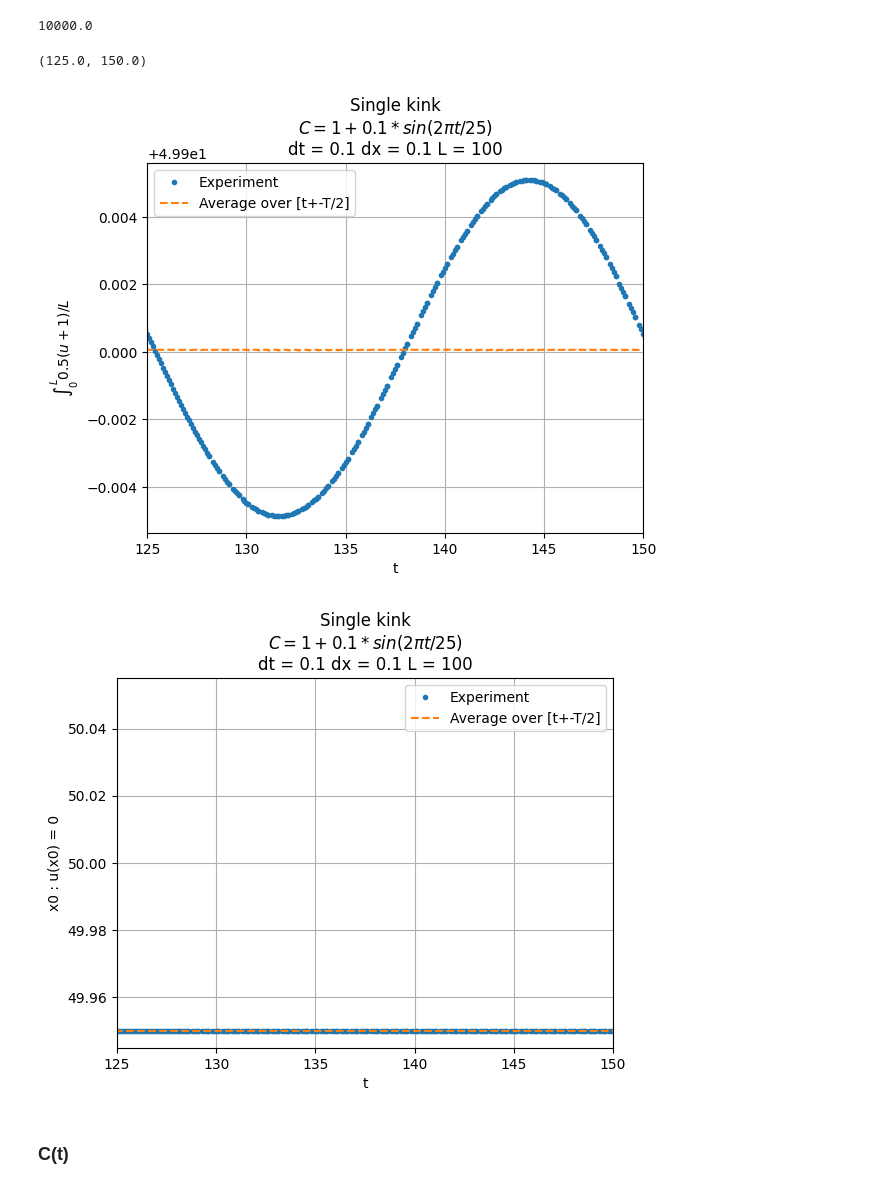
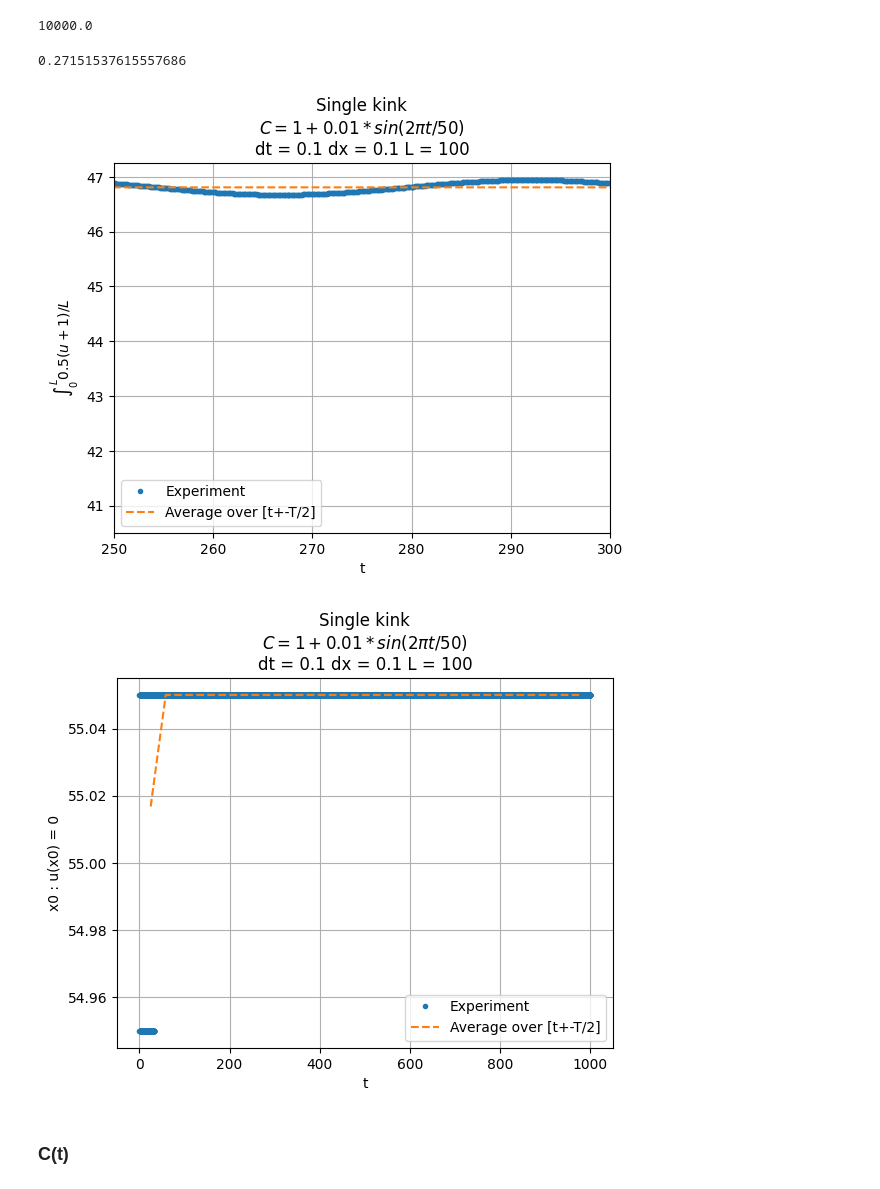
Before and after one commit to suanno/stage2, a Jupyter notebook: codes_tdgl/1D/plot/single_kink.ipynb, the cells around one changed output. Cells and saved outputs as stored; diff of their text form; code cells hidden in the pictures.

Commit message:
Notes on numerical oscillations of 1D kink's position. It is ONLY a numerical effect.

```diff
--- a/codes_tdgl/1D/plot/single_kink.ipynb
+++ b/codes_tdgl/1D/plot/single_kink.ipynb
@@ -18,9 +18,9 @@ tspan/dt
 # %% [output]
 10000.0
 # %%
-T = 25
+T = 50
 C0 = 1
-A = 0.1
+A = 0.01
 # %%
 dx = 0.1
 L = 100
@@ -30,3 +30,5 @@ title = title + "dt = " + str(dt) + " dx = " + str(dx) + " L = " + str(L)
 # %%
 t_min = 5*T
 t_max = 6*T
+i_min = int(t_min/dt)
+i_max = int(t_max/dt)
@@ -89,38 +93,39 @@ for i in np.arange(0, len(l)):
 fig, ax = plt.subplots()
 ax.plot(tt[ns], area[ns],'.', label="Experiment")
 ax.set_xlabel("t")
 ax.set_ylabel("$\int_0^L 0.5(u+1)/L$")
 ax.grid()
 ax.set_title(title)
 
 ax.plot(tt[nsave], avearea_T, "--", label="Average over [t+-T/2]")
 ax.set_xscale("linear")
 #ax.set_yscale("log")
 
 # x0 Interface position
 fig_, ax_ = plt.subplots()
 ax_.plot(tt[ns], x0s[ns],'.', label="Experiment")
 ax_.set_xlabel("t")
 ax_.set_ylabel("x0 : u(x0) = 0")
 ax_.grid()
 ax_.set_title(title)
 
 ax_.plot(tt[nsave], avex0_T, "--", label="Average over [t+-T/2]")
 ax_.set_xscale("linear")
 #ax.set_yscale("log")
 
-
 ax.legend()
 ax.set_xlim(t_min,t_max)
 ax_.legend()
-ax_.set_xlim(t_min,t_max)
+#ax_.set_xlim(t_min,t_max)
 
+# Oscillation amplitude of the integral
+amplitude = max(area[i_min:i_max]) - min(area[i_min:i_max])
 #ax.set_ylim(49.96,49.97)
 #ax_.set_ylim(49.96,49.97)
 # %% [output]
-(125.0, 150.0)
+0.27151537615557686
-[figure, old version]
+[figure, new version]
-[figure, old version]
+[figure, new version]
 # %% [markdown]
 ### C(t)
 # %%
```
Also changed, not shown: parts of 3 cells of this notebook, 5 other files.
